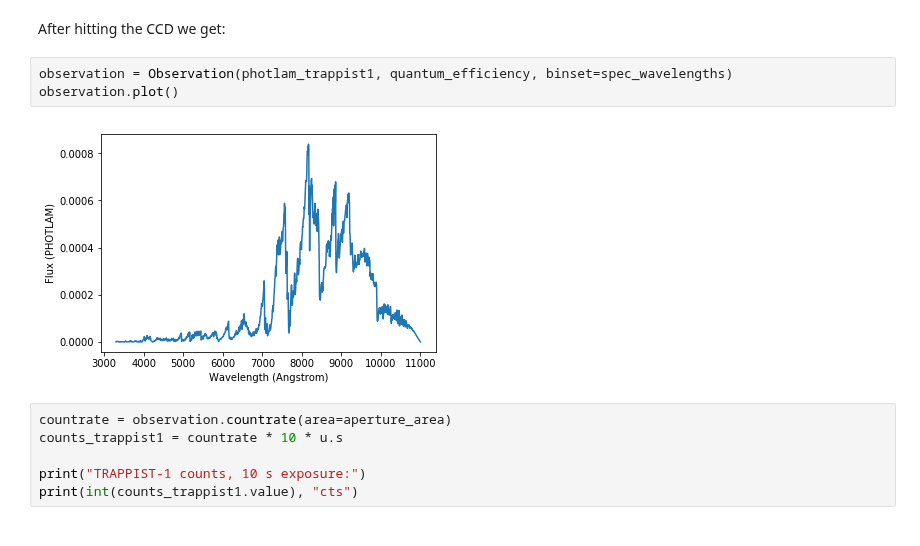
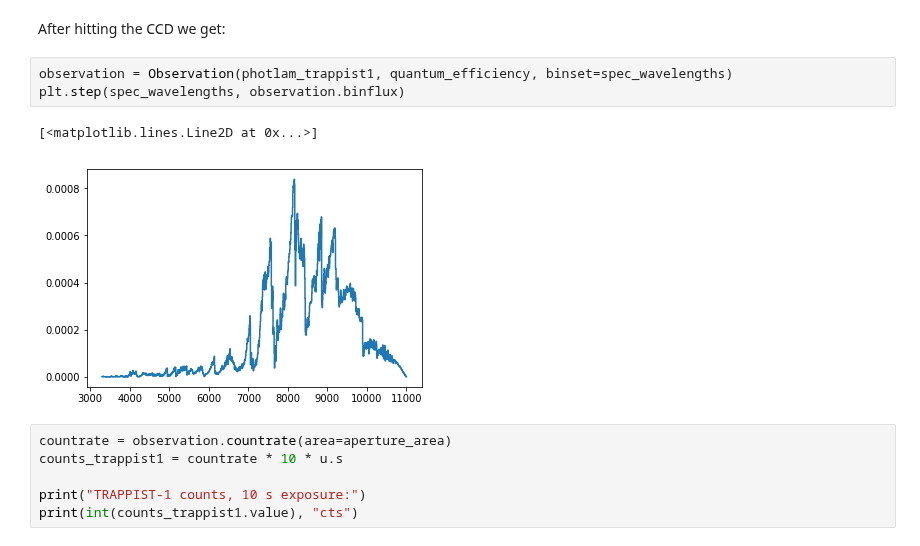
Before and after one commit to tcjansen/GSoC, a Jupyter notebook: synspec_examples.ipynb, the cells around one changed output. Cells and saved outputs as stored; diff of their text form.

```diff
--- a/synspec_examples.ipynb
+++ b/synspec_examples.ipynb
@@ -252,9 +258,10 @@ plt.legend()
 After hitting the CCD we get:
 # %%
 observation = Observation(photlam_trappist1, quantum_efficiency, binset=spec_wavelengths)
-observation.plot()
+plt.step(spec_wavelengths, observation.binflux)
 # %% [output]
+[<matplotlib.lines.Line2D at 0x...>]
-[figure, old version]
+[figure, new version]
 # %%
 countrate = observation.countrate(area=aperture_area)
 counts_trappist1 = countrate * 10 * u.s
```
Also changed, not shown: parts of 6 cells of this notebook.
